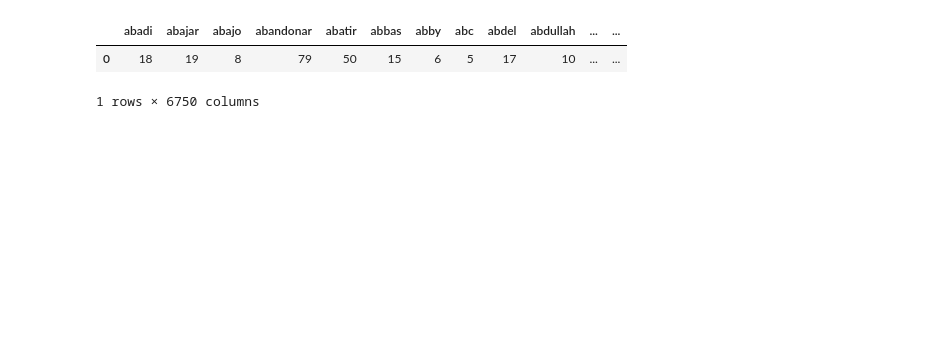
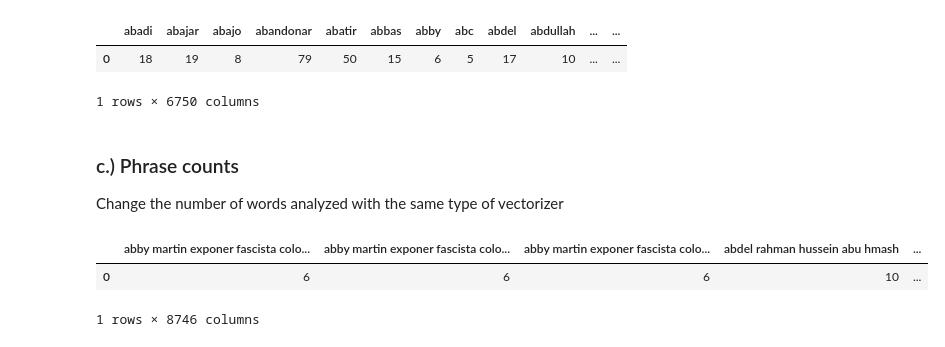
Before and after one commit to micaelamccall/disinformation-twitter, a Jupyter notebook: twitter-disinformation.ipynb, the cells around one changed output. Saved outputs shown, nothing was run; the diff lists cells and outputs as text; code cells hidden in the pictures; blank space fills up the shorter version.

```diff
--- a/twitter-disinformation.ipynb
+++ b/twitter-disinformation.ipynb
@@ -9,0 +165,24 @@ spanish_tweets.lemmatized_tweet_text = spanish_tweets.lemmatized_tweet_text.asty
+# %%
+def clean_content(df, content_column, language):
+    '''
+    A function to clean all the strings in a whole of a corpus
+
+    Argument: a dataframe, the name of the column with the content, and a language ('Spanish' or 'English')
+    Ouput: same dataframe with a new cleaned content column
+    '''
+
+    # Initialize list of cleaned content strings
+    clean_content= []
+
+    # Call clean_string() for each row in the data frame and append to clean_content list
+    for row in df[content_column]:
+        clean_content.append(clean_string(row, language))
+
+    # Append clean_content list to the data frame
+    df['lemmatized_tweet_text'] = clean_content
+
+    return df
+
+spanish_tweets = clean_content(spanish_tweets, 'tweet_text', 'Spanish')
+
+english_tweets = clean_content(english_tweets, 'tweet_text', 'English')
@@ -25,3 +208,22 @@ word_count_total_df
 |  | abadi | abajar | abajo | abandonar | abatir | abbas | abby | abc | abdel | abdullah | ... | ... |
 | 0 | 18 | 19 | 8 | 79 | 50 | 15 | 6 | 5 | 17 | 10 | ... | ... |
 1 rows × 6750 columns
+# %% [markdown]
+### c.) Phrase counts
+
+Change the number of words analyzed with the same type of vectorizer
+# %%
+# only phrases that appear in more than 5 tweets (a way to decrease the size of the vocab)
+phrase_vectorizer = CountVectorizer(encoding='utf-8-sig', analyzer='word', min_df=5, ngram_range=(5,7))
+# create matrix where each column is a phrase and each row is a count in each tweet
+phrase_count_sm = phrase_vectorizer.fit_transform(spanish_tweets['lemmatized_tweet_text'])
+phrases = phrase_vectorizer.get_feature_names()
+# sum the count of each phrase over all Tweets
+phrase_count_total = phrase_count_sm.sum(axis=0)
+phrase_count_total_df = pd.DataFrame(phrase_count_total, columns = phrases)
+# %%
+phrase_count_total_df
+# %% [output]
+|  | abby martin exponer fascista colo... | abby martin exponer fascista colo... | abby martin exponer fascista colo... | abdel rahman hussein abu hmash | ... |
+| 0 | 6 | 6 | 6 | 10 | ... |
+1 rows × 8746 columns
```
Also changed, not shown: parts of 27 cells of this notebook, 1 other file.
